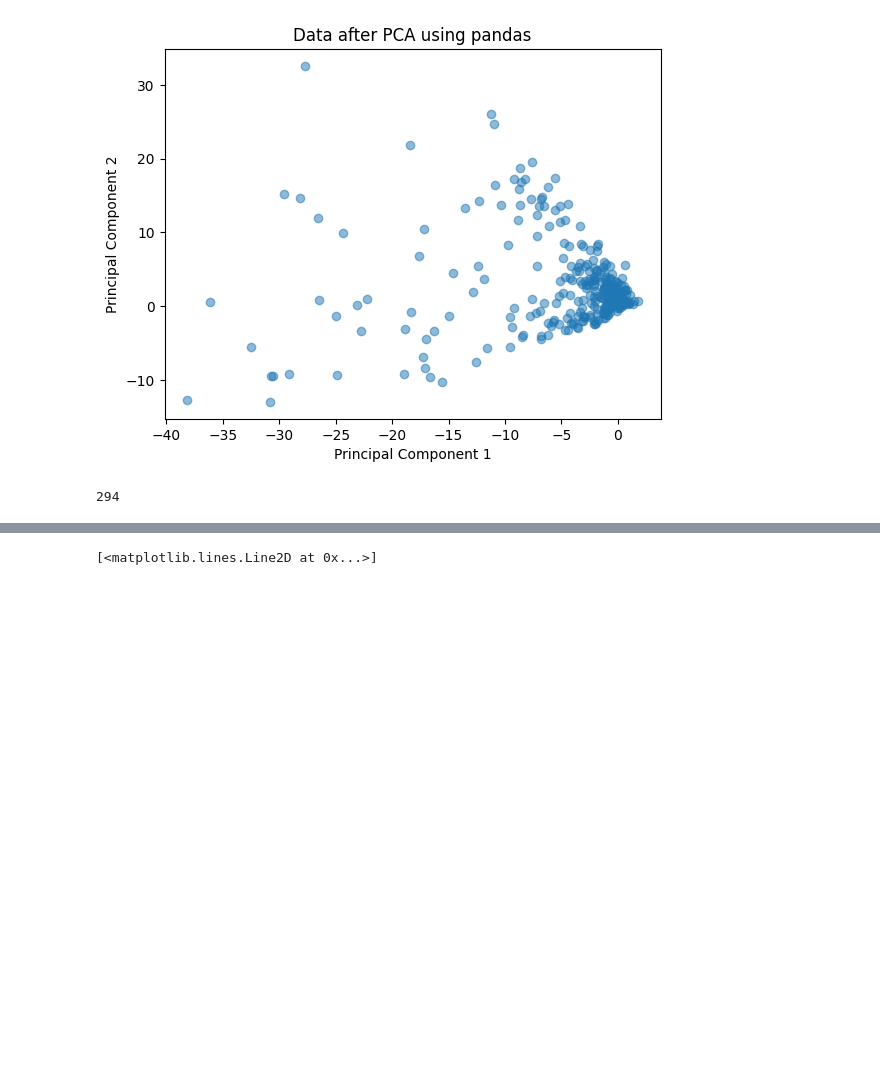
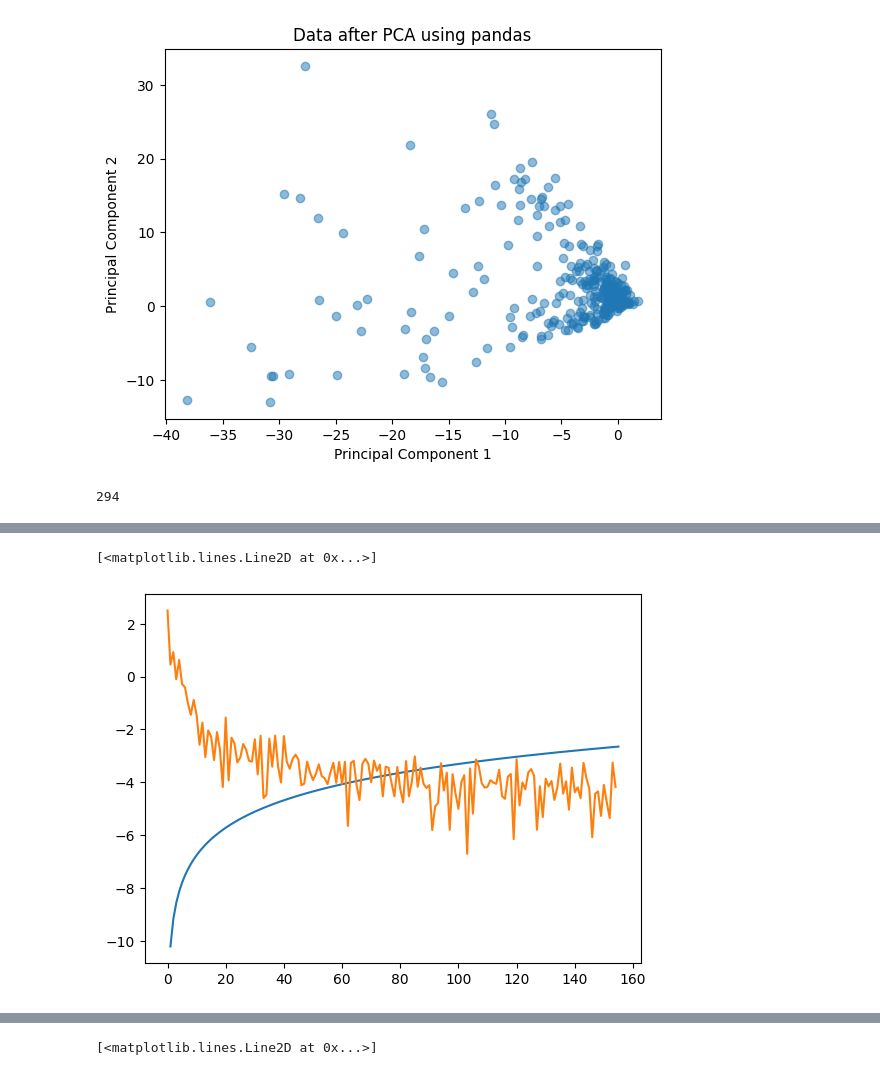
Before and after one commit to Dernalord/Project_OT, a Jupyter notebook: Project_OT.ipynb, the cells around one changed output, grey strips where cells are left out. Saved outputs shown, nothing was run; the diff lists cells and outputs as text; code cells hidden in the pictures; blank space fills up the shorter version.

```diff
--- a/Project_OT.ipynb
+++ b/Project_OT.ipynb
@@ -87,0 +139,6 @@ np.sum(abs(sorted_eigenvalue)>0.0001)
+# %%
+plt.plot(np.log(bound_dc))
+plt.plot(np.log(d_dif_min))
+# %% [output]
+[<matplotlib.lines.Line2D at 0x...>]
+[figure, added]
```
Also changed, not shown: parts of 18 cells of this notebook.
